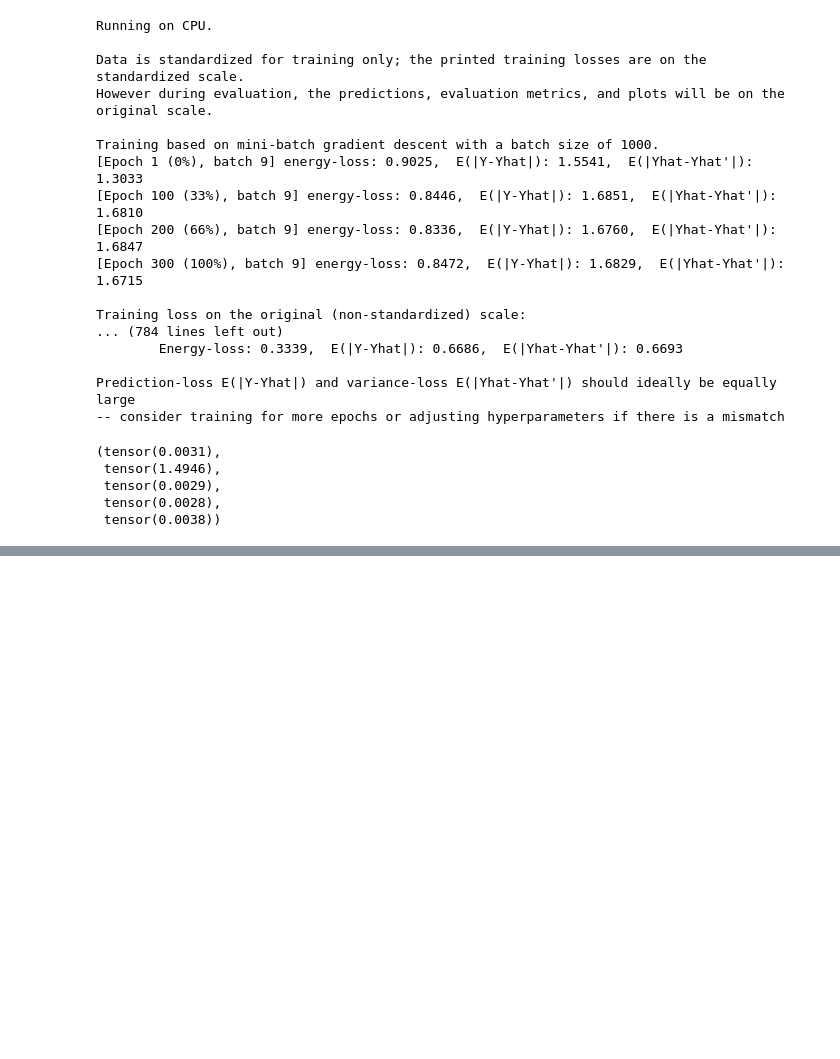
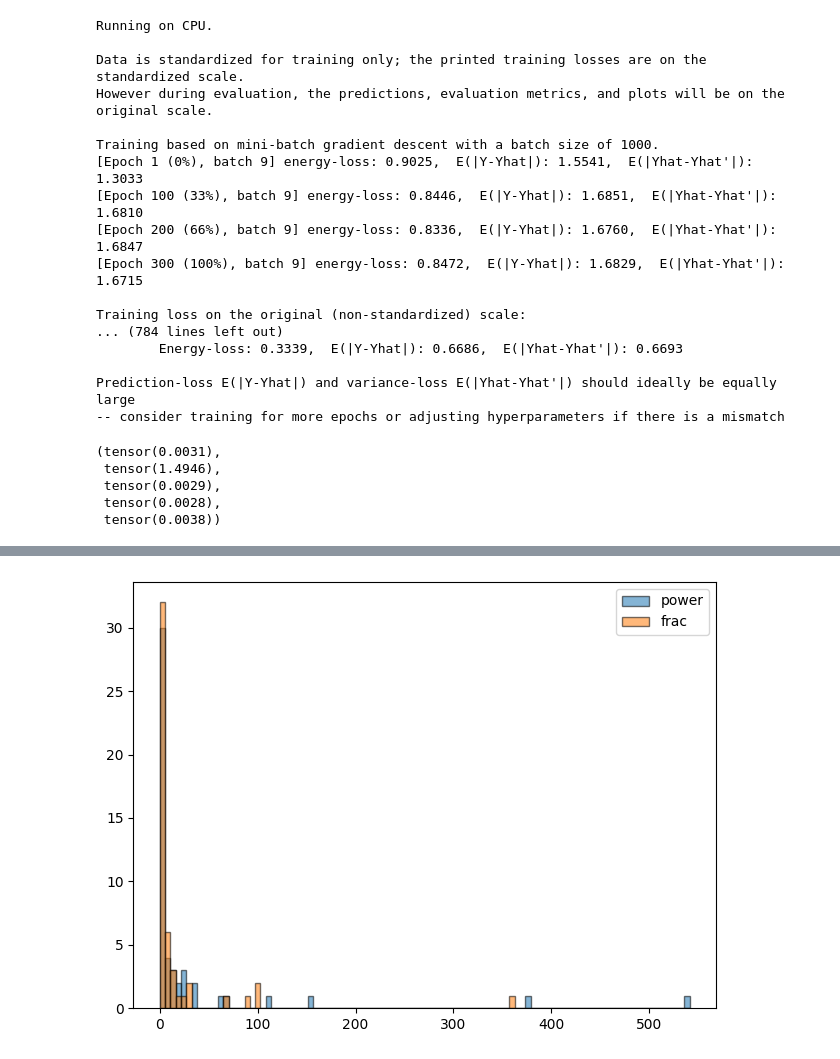
Before and after one commit to seyonghw/Engression-Simulation, a Jupyter notebook: examples/example_multidim.ipynb, the cells around one changed output, grey strips where cells are left out. Drawn from its saved outputs; the diff is of its cells as text; code cells hidden in the pictures; blank space fills up the shorter version.

```diff
--- a/examples/example_multidim.ipynb
+++ b/examples/example_multidim.ipynb
@@ -1728,0 +1731,27 @@ Prediction-loss E(|Y-Yhat|) and variance-loss E(|Yhat-Yhat'|) should ideally be
+# %%
+MSE_power = []
+MSE_frac = []
+
+for i in range(50):
+    print(i)
+    A0, M0 = generate_mats(dx=2, dy=2, k=2, seed=i, device=device)
+    x, y = preanm_generator(n=10000, dx=2, dy=2, k=2, true_function = "cubic", x_lower=-2, x_upper=2, noise_dist = "uniform", noise_std=5, A=A0, M=M0, seed=i, device=device)
+
+    x1 = torch.linspace(-2, 2, 50)
+    x2 = torch.linspace(-2, 2, 50)
+    X1, X2 = torch.meshgrid(x1, x2, indexing='ij')
+    x_eval = torch.stack([X1.reshape(-1), X2.reshape(-1)], dim=1)
+    Z = x_eval @ A0.T
+    U = Z ** 3 / 3.0
+    y_eval = U @ M0.T
+
+    # Fit an engression model
+    engressor_power = engression(x, y, lr=0.005, loss_phi="power", beta=0.5, num_epochs=300, batch_size=1000, device=device, verbose=False)
+    engressor_frac = engression(x, y, lr=0.005, loss_phi="frac", num_epochs=300, batch_size=1000, device=device, verbose=False)
+
+    # Predictions
+    y_pred_power = engressor_power.predict(x_eval, target="median", sample_size=1000)
+    y_pred_frac = engressor_frac.predict(x_eval, target="median", sample_size=1000)
+
+    MSE_power.append(torch.mean((y_pred_power.reshape(-1) - y_eval.reshape(-1))**2))
+    MSE_frac.append(torch.mean((y_pred_frac.reshape(-1) - y_eval.reshape(-1))**2))
@@ -1728,0 +1778,14 @@ Prediction-loss E(|Y-Yhat|) and variance-loss E(|Yhat-Yhat'|) should ideally be
+# %%
+power_list = torch.stack(MSE_power).numpy()
+frac_list = torch.stack(MSE_frac).numpy()
+
+bins = np.linspace(min(power_list.min(), frac_list.min()), max(power_list.max(), frac_list.max()), 101)
+
+plt.figure()
+plt.hist(power_list, bins=bins, alpha=0.55, label='power', edgecolor='black')
+plt.hist(frac_list, bins=bins, alpha=0.55, label='frac', edgecolor='black')
+plt.legend()
+plt.tight_layout()
+plt.show()
+# %% [output]
+[figure, added]
```
Also changed, not shown: parts of 5 cells of this notebook, 5 other files.
